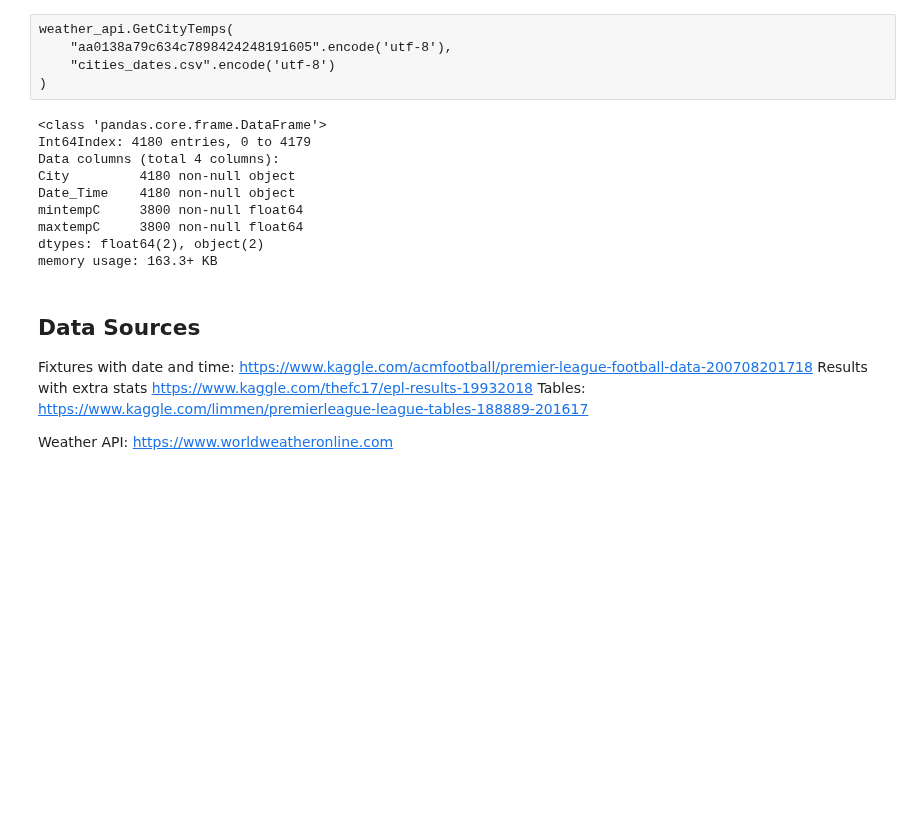
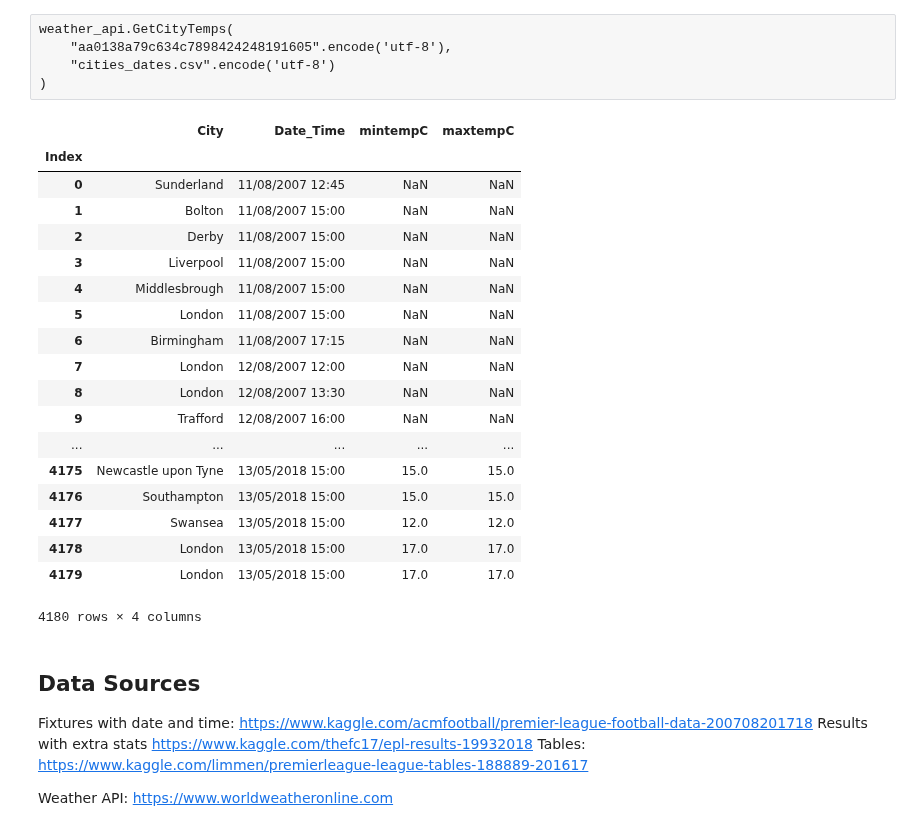
Before and after one commit to myfriendscallmeJ/a4, a Jupyter notebook: Project 4.ipynb, the cells around one changed output. Cells and saved outputs as stored; diff of their text form; code cells hidden in the pictures; blank space fills up the shorter version.

```diff
--- a/Project 4.ipynb
+++ b/Project 4.ipynb
@@ -551,17 +551,27 @@ weather_api.GetCityTemps(
 # %%
 weather = pd.read_csv("./cities_dates.csv", index_col=0)
 # %%
-weather.info()
+weather
 # %% [output]
+|  | City | Date_Time | mintempC | maxtempC |
+| Index |  |  |  |  |
+| 0 | Sunderland | 11/08/2007 12:45 | NaN | NaN |
+| 1 | Bolton | 11/08/2007 15:00 | NaN | NaN |
+| 2 | Derby | 11/08/2007 15:00 | NaN | NaN |
+| 3 | Liverpool | 11/08/2007 15:00 | NaN | NaN |
+| 4 | Middlesbrough | 11/08/2007 15:00 | NaN | NaN |
+| 5 | London | 11/08/2007 15:00 | NaN | NaN |
+| 6 | Birmingham | 11/08/2007 17:15 | NaN | NaN |
+| 7 | London | 12/08/2007 12:00 | NaN | NaN |
+| 8 | London | 12/08/2007 13:30 | NaN | NaN |
+| 9 | Trafford | 12/08/2007 16:00 | NaN | NaN |
+| ... | ... | ... | ... | ... |
+| 4175 | Newcastle upon Tyne | 13/05/2018 15:00 | 15.0 | 15.0 |
+| 4176 | Southampton | 13/05/2018 15:00 | 15.0 | 15.0 |
+| 4177 | Swansea | 13/05/2018 15:00 | 12.0 | 12.0 |
+| 4178 | London | 13/05/2018 15:00 | 17.0 | 17.0 |
+| 4179 | London | 13/05/2018 15:00 | 17.0 | 17.0 |
-<class 'pandas.core.frame.DataFrame'>
-Int64Index: 4180 entries, 0 to 4179
-Data columns (total 4 columns):
-City         4180 non-null object
-Date_Time    4180 non-null object
-mintempC     3800 non-null float64
-maxtempC     3800 non-null float64
-dtypes: float64(2), object(2)
-memory usage: 163.3+ KB
+4180 rows × 4 columns
 # %% [markdown]
 <a id="Data_Sources"></a>
 ## Data Sources
```
